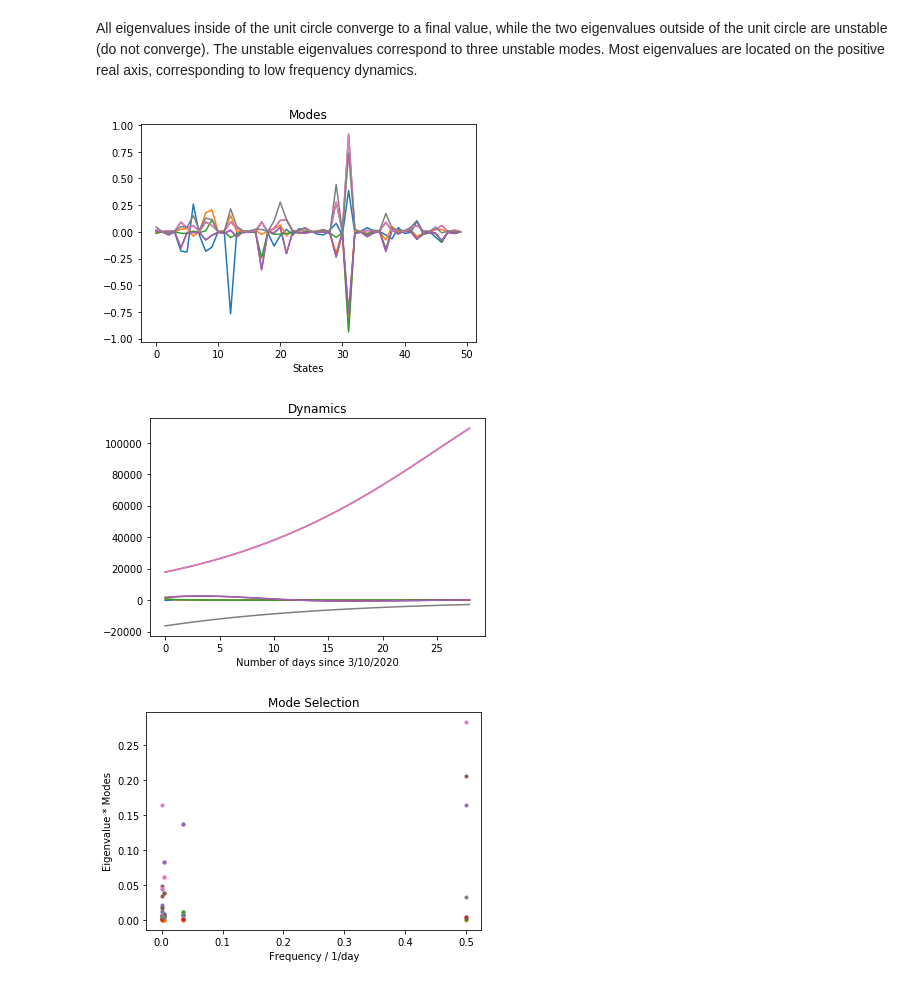
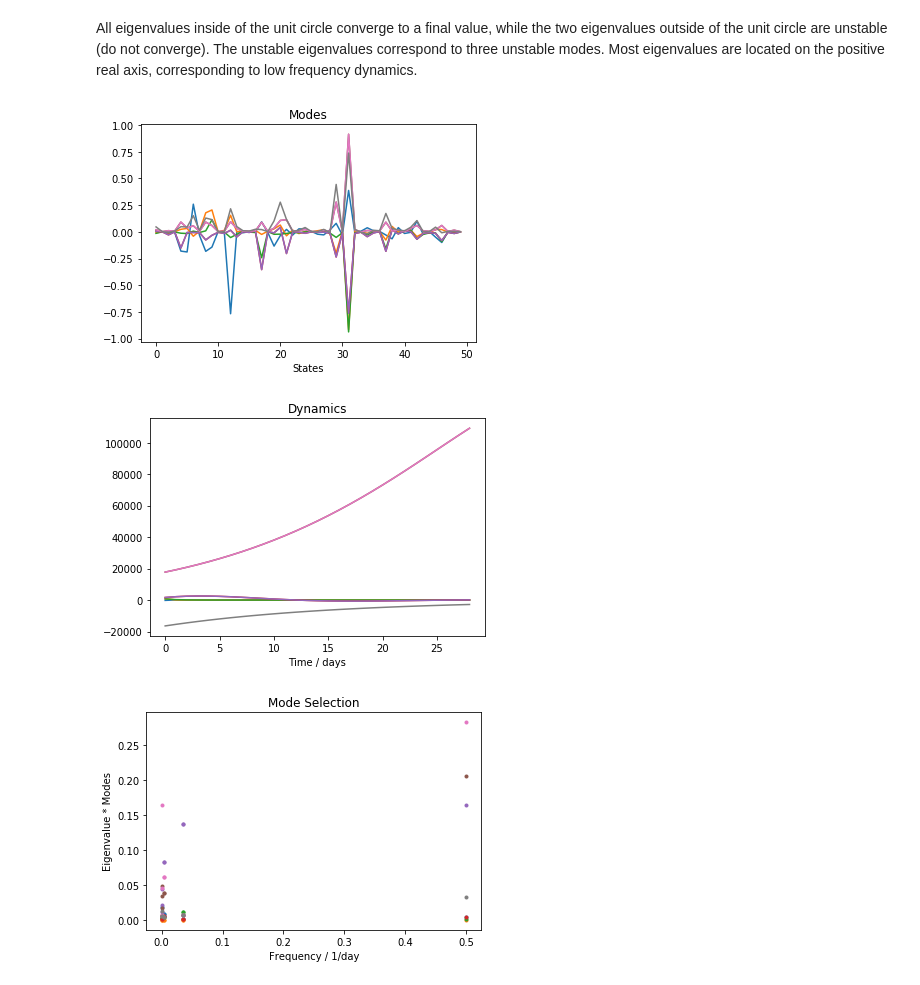
Before and after one commit to JuliaBriden/coronavirus-dmdc, a Jupyter notebook: US State Data.ipynb, the cells around one changed output. Saved outputs shown, nothing was run; the diff lists cells and outputs as text; code cells hidden in the pictures.

```diff
--- a/US State Data.ipynb
+++ b/US State Data.ipynb
@@ -255,20 +255,20 @@ All eigenvalues inside of the unit circle converge to a final value, while the t
 # %%
 # modes
 for mode in dmd.modes.T:
     plt.plot(mode.real)
     plt.title('Modes')
     plt.xlabel('States')
 plt.show()
 
 # dynamics
 for dynamic in dmd.dynamics:
     plt.plot(dynamic.real)
     plt.title('Dynamics')
-    plt.xlabel('Number of days since 3/10/2020')
+    plt.xlabel('Time / days')
 plt.show()
 # %% [output]
 [figure]
-[figure, old version]
+[figure, new version]
 # %%
 # Mode Selection
 
```
Also changed, not shown: parts of 3 cells of this notebook.
